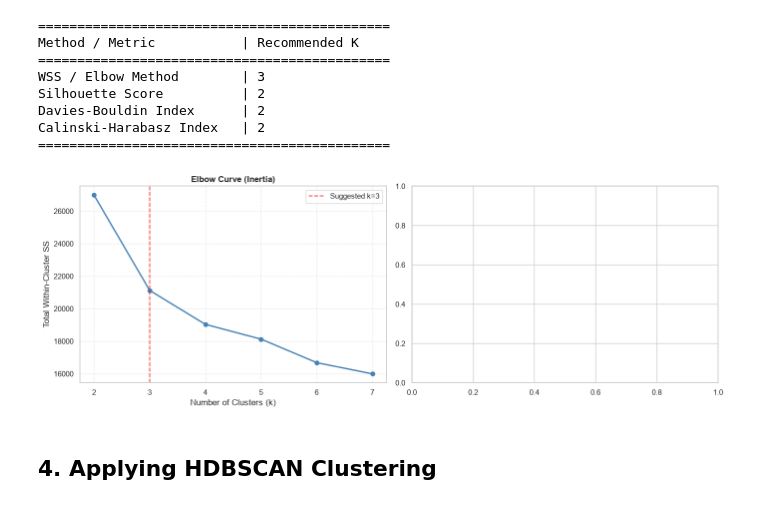
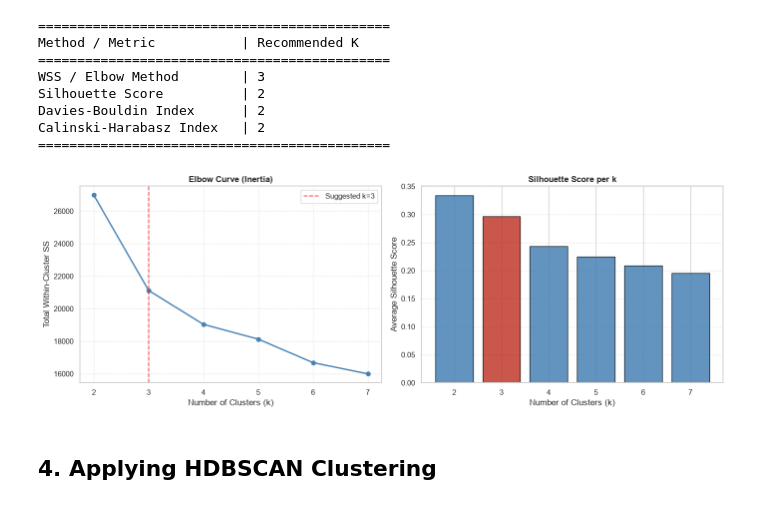
Before and after one commit to kasun5/retail-customer-segmentation-kmeans, a Jupyter notebook: notebooks/02_modeling.ipynb, the cells around one changed output. Saved outputs shown, nothing was run; the diff lists cells and outputs as text; code cells hidden in the pictures.

```diff
--- a/notebooks/02_modeling.ipynb
+++ b/notebooks/02_modeling.ipynb
@@ -188,32 +188,32 @@ Calinski-Harabasz Index   | 2
 # %%
 # Plot for optimal K selection
 fig, (ax1, ax2) = plt.subplots(1, 2, figsize=(14, 5))
 
 # Elbow
 ax1.plot(k_result.k_range, k_result.wss, marker='o', color='steelblue', linewidth=2)
 ax1.axvline(k_result.recommended_k, color='red', linestyle='--', alpha=0.7,
             label=f'Suggested k={k_result.recommended_k}')
 ax1.set_title('Elbow Curve (Inertia)', fontweight='bold')
 ax1.set_xlabel('Number of Clusters (k)')
 ax1.set_ylabel('Total Within-Cluster SS')
 ax1.legend(); ax1.grid(True, linestyle='--', alpha=0.4)
 
-'''
+
 # Silhouette bar
 colours = ['#c0392b' if k == k_result.recommended_k else 'steelblue' for k in k_result.k_range]
 ax2.bar(k_result.k_range, k_result.silhouette_scores, color=colours, edgecolor='black', alpha=0.85)
 ax2.set_title('Silhouette Score per k', fontweight='bold')
 ax2.set_xlabel('Number of Clusters (k)')
 ax2.set_ylabel('Average Silhouette Score')
 ax2.set_xticks(k_result.k_range)
 ax2.grid(axis='y', linestyle='--', alpha=0.4)
-'''
+
 
 fig.tight_layout()
 #plt.savefig('../reports/figures/05_optimal_k.png', dpi=150, bbox_inches='tight')
 plt.show()
 # %% [output]
-[figure, old version]
+[figure, new version]
 # %% [markdown]
 ## 4. Applying HDBSCAN Clustering
 # %%
```
Also changed, not shown: parts of 1 cell of this notebook, 12 other files.
